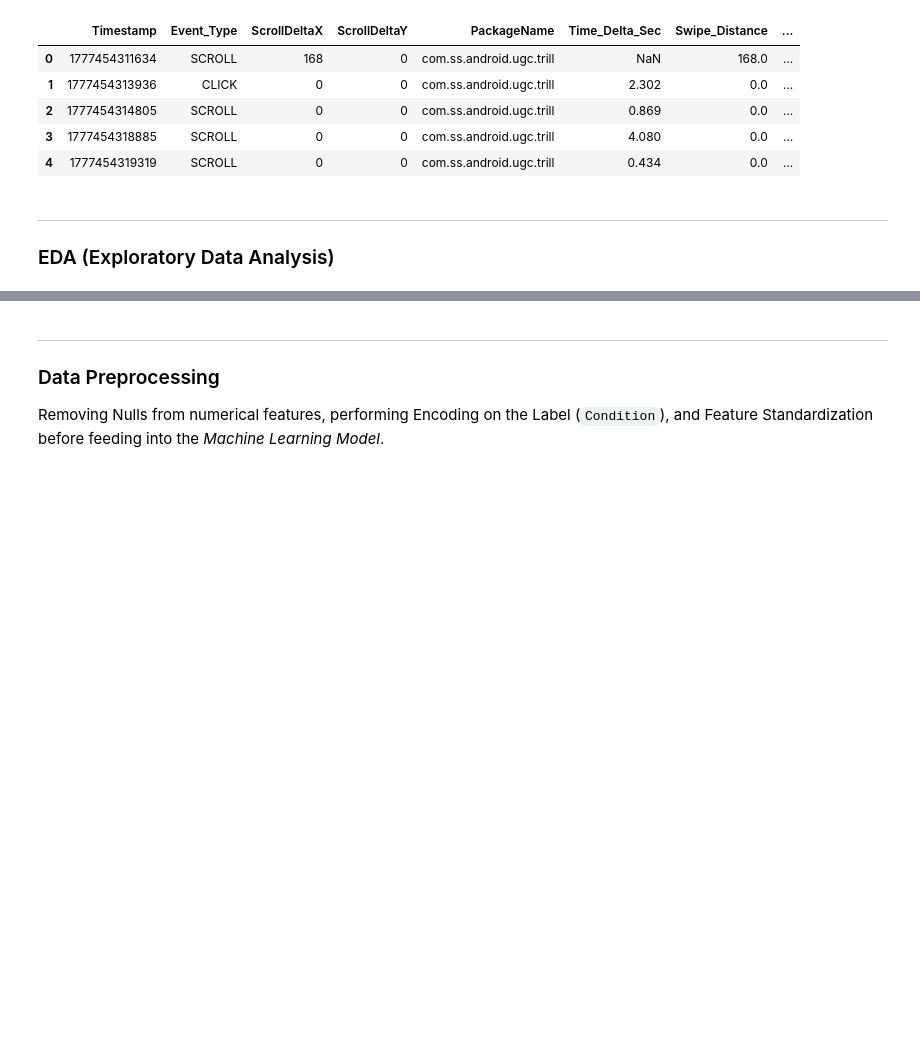
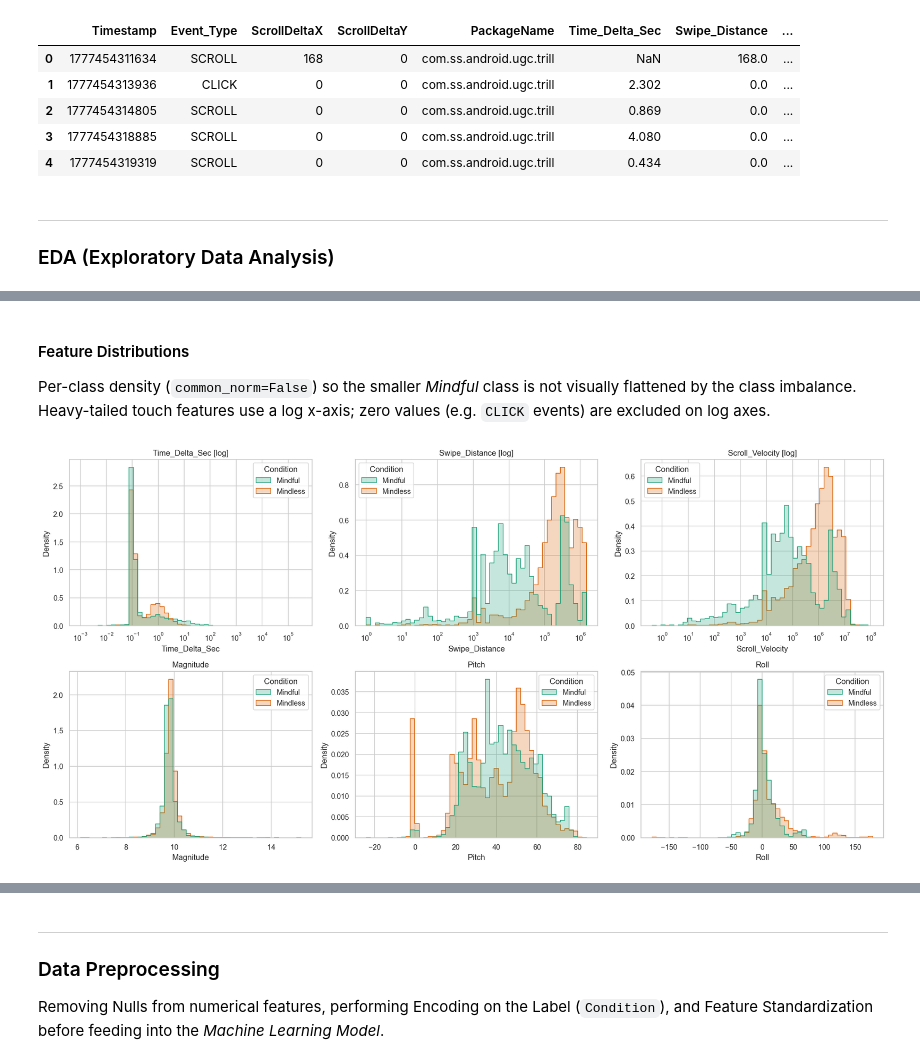
Before and after one commit to Research-Method-13/data-processing, a Jupyter notebook: main.ipynb, the cells around one changed output, grey strips where cells are left out. Cells and saved outputs as stored; diff of their text form; code cells hidden in the pictures; blank space fills up the shorter version.

```diff
--- a/main.ipynb
+++ b/main.ipynb
@@ -76,0 +131,21 @@ plt.show()
+# %% [markdown]
+#### Feature Distributions
+Per-class density (`common_norm=False`) so the smaller *Mindful* class is not visually flattened by the class imbalance. Heavy-tailed touch features use a log x-axis; zero values (e.g. `CLICK` events) are excluded on log axes.
+# %%
+num_features = ['Time_Delta_Sec', 'Swipe_Distance', 'Scroll_Velocity', 'Magnitude', 'Pitch', 'Roll']
+log_features = {'Time_Delta_Sec', 'Swipe_Distance', 'Scroll_Velocity'}  # heavy right tails
+
+fig, axes = plt.subplots(2, 3, figsize=(18, 9))
+for ax, col in zip(axes.flat, num_features):
+    use_log = col in log_features
+    # log axis needs strictly positive values
+    data = df_merged[df_merged[col] > 0] if use_log else df_merged
+    sns.histplot(data=data, x=col, hue='Condition', palette=PALETTE, ax=ax,
+                 log_scale=use_log, stat='density', common_norm=False,
+                 element='step', bins=50)
+    ax.set_title(f'{col}{" [log]" if use_log else ""}')
+
+plt.tight_layout()
+plt.show()
+# %% [output]
+[figure, added]
```
Also changed, not shown: parts of 8 cells of this notebook, 1 other file.
